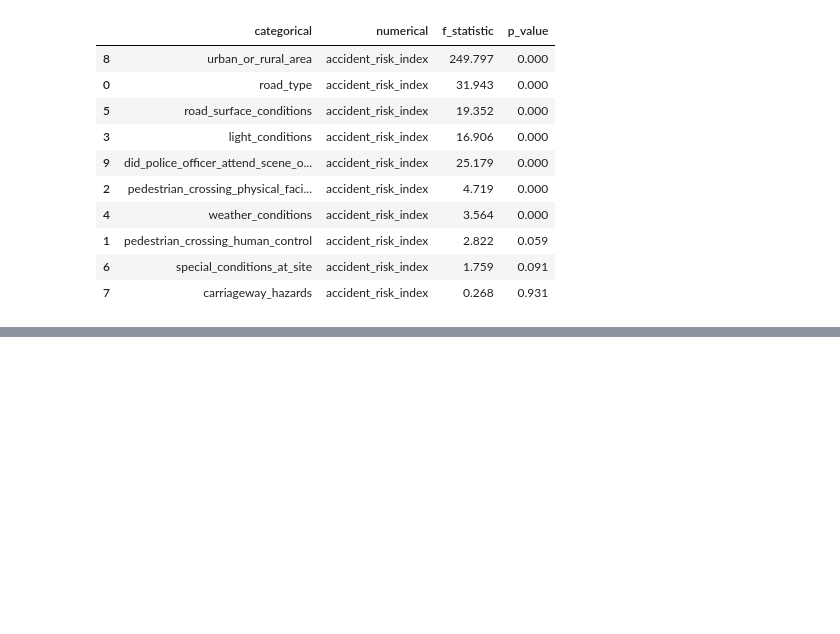
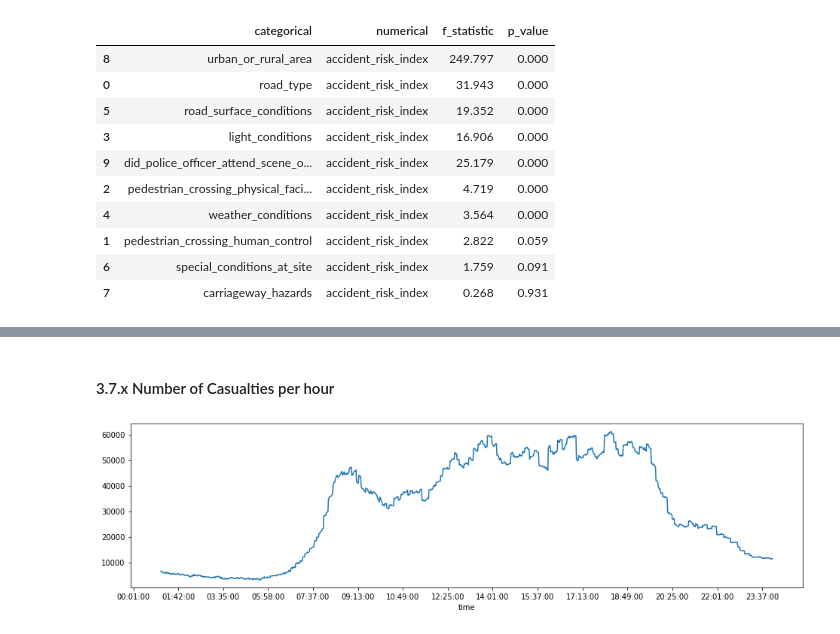
Before and after one commit to irfan-fadhlurrahman/accident-risk-scoring, a Jupyter notebook: notebooks/exploration.ipynb, the cells around one changed output, grey strips where cells are left out. Cells and saved outputs as stored; diff of their text form; code cells hidden in the pictures; blank space fills up the shorter version.

```diff
--- a/notebooks/exploration.ipynb
+++ b/notebooks/exploration.ipynb
@@ -602,0 +620,13 @@ Observations:
+# %% [markdown]
+#### 3.7.x Number of Casualties per hour
+# %%
+from matplotlib.ticker import MultipleLocator
+data = full_train.groupby('time').sum().reset_index()[['time', 'number_of_casualties']]
+moving_avg = data.rolling(60).sum()['number_of_casualties']
+
+fig, ax = plt.subplots(figsize=(16, 4))
+sns.lineplot(y=moving_avg.values, x=data['time'], ax=ax)
+ax.xaxis.grid(True, which='minor')
+ax.xaxis.set_major_locator(MultipleLocator(96))
+# %% [output]
+[figure, added]
```
Also changed, not shown: parts of 5 cells of this notebook.
